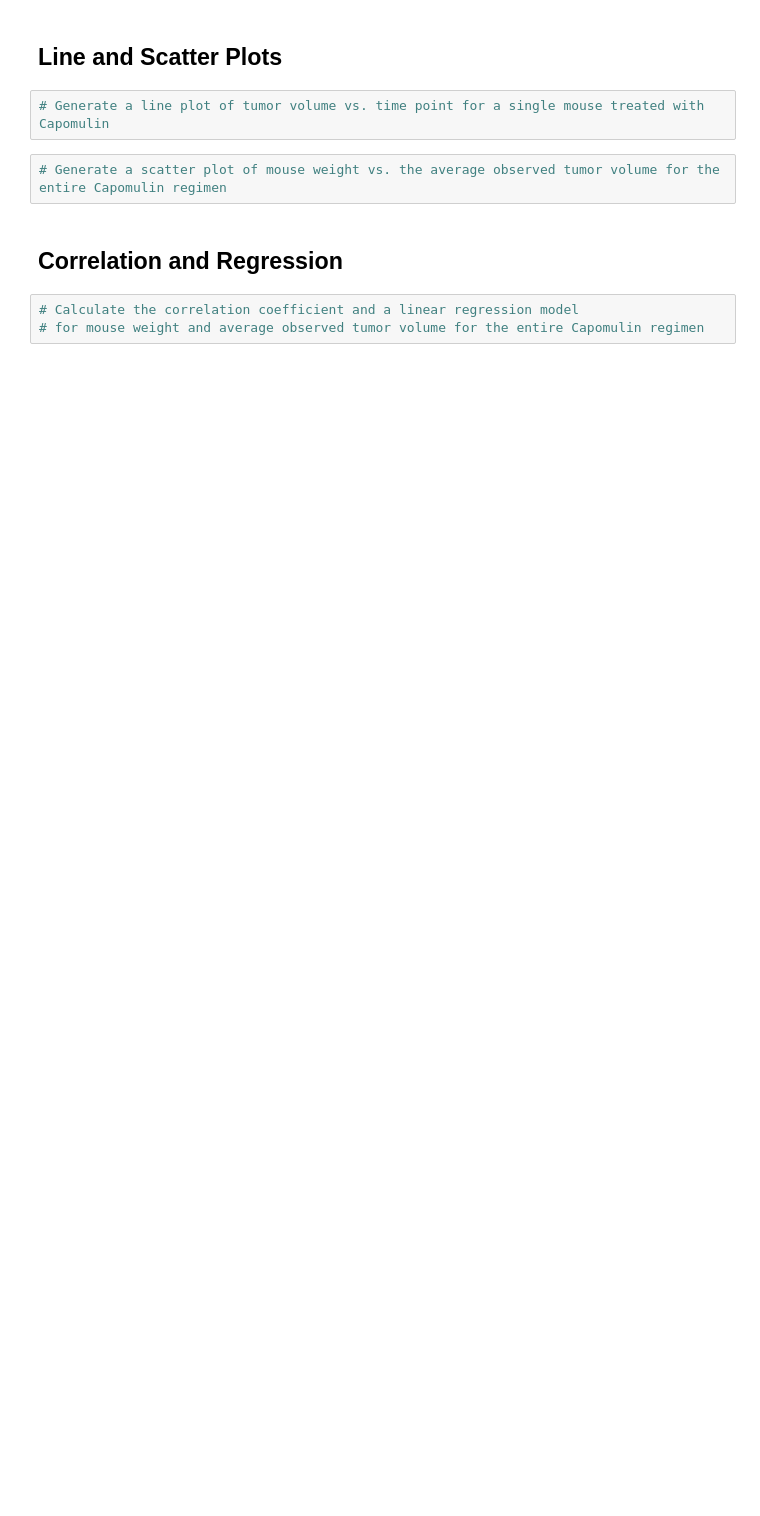
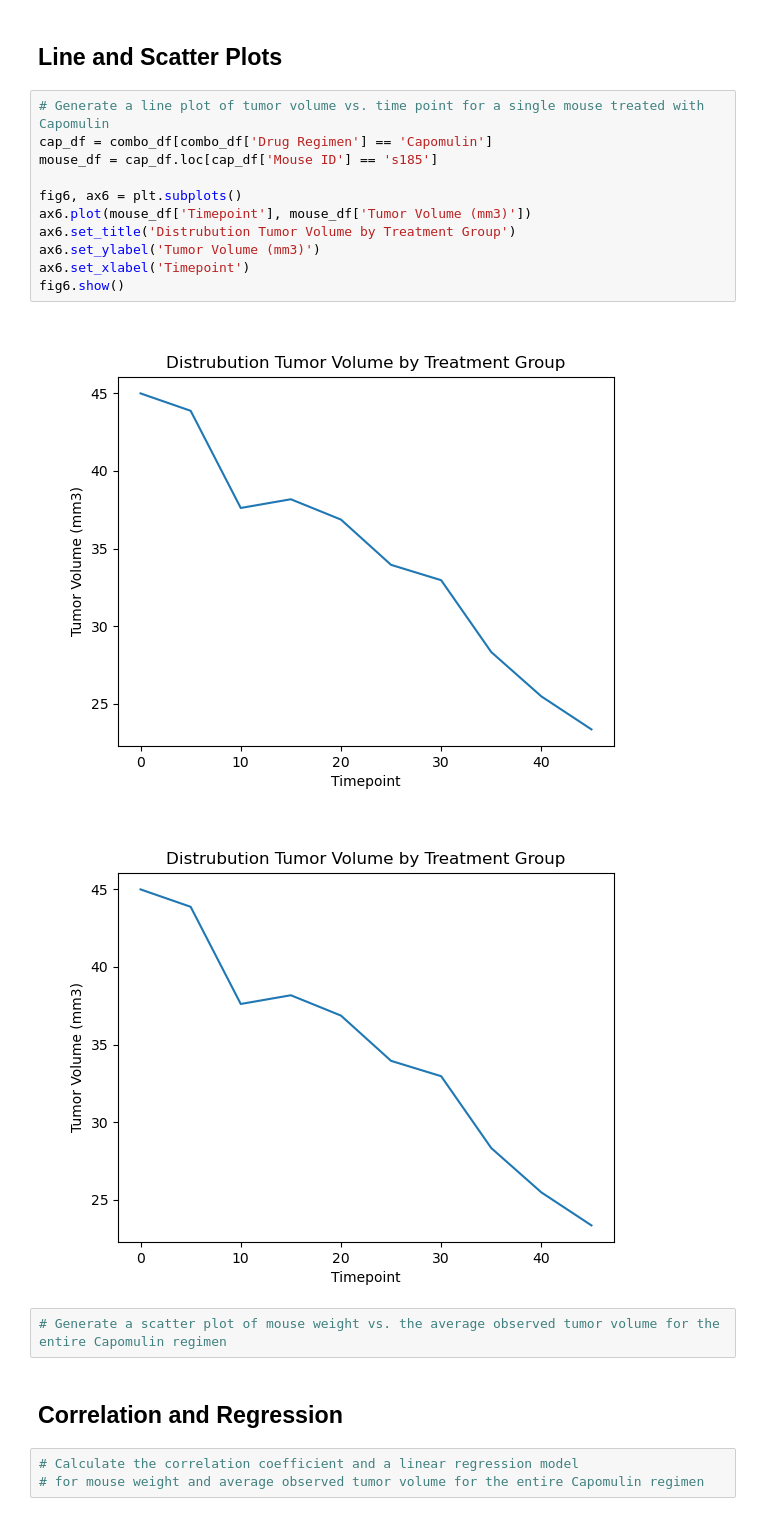
Before and after one commit to CassiaY/matplotlib-challenge, a Jupyter notebook: pymaceuticals_starter.ipynb, the cells around one changed output. Saved outputs shown, nothing was run; the diff lists cells and outputs as text; blank space fills up the shorter version.

```diff
--- a/pymaceuticals_starter.ipynb
+++ b/pymaceuticals_starter.ipynb
@@ -250,6 +302,18 @@ AttributeError: 'list' object has no attribute 'head'
 ## Line and Scatter Plots
 # %%
 # Generate a line plot of tumor volume vs. time point for a single mouse treated with Capomulin
+cap_df = combo_df[combo_df['Drug Regimen'] == 'Capomulin']
+mouse_df = cap_df.loc[cap_df['Mouse ID'] == 's185']
+
+fig6, ax6 = plt.subplots()
+ax6.plot(mouse_df['Timepoint'], mouse_df['Tumor Volume (mm3)'])
+ax6.set_title('Distrubution Tumor Volume by Treatment Group')
+ax6.set_ylabel('Tumor Volume (mm3)')
+ax6.set_xlabel('Timepoint')
+fig6.show()
+# %% [output]
+[figure, added]
+[figure, added]
 # %%
 # Generate a scatter plot of mouse weight vs. the average observed tumor volume for the entire Capomulin regimen
 # %% [markdown]
```
Also changed, not shown: parts of 6 cells of this notebook, 1 other file.
